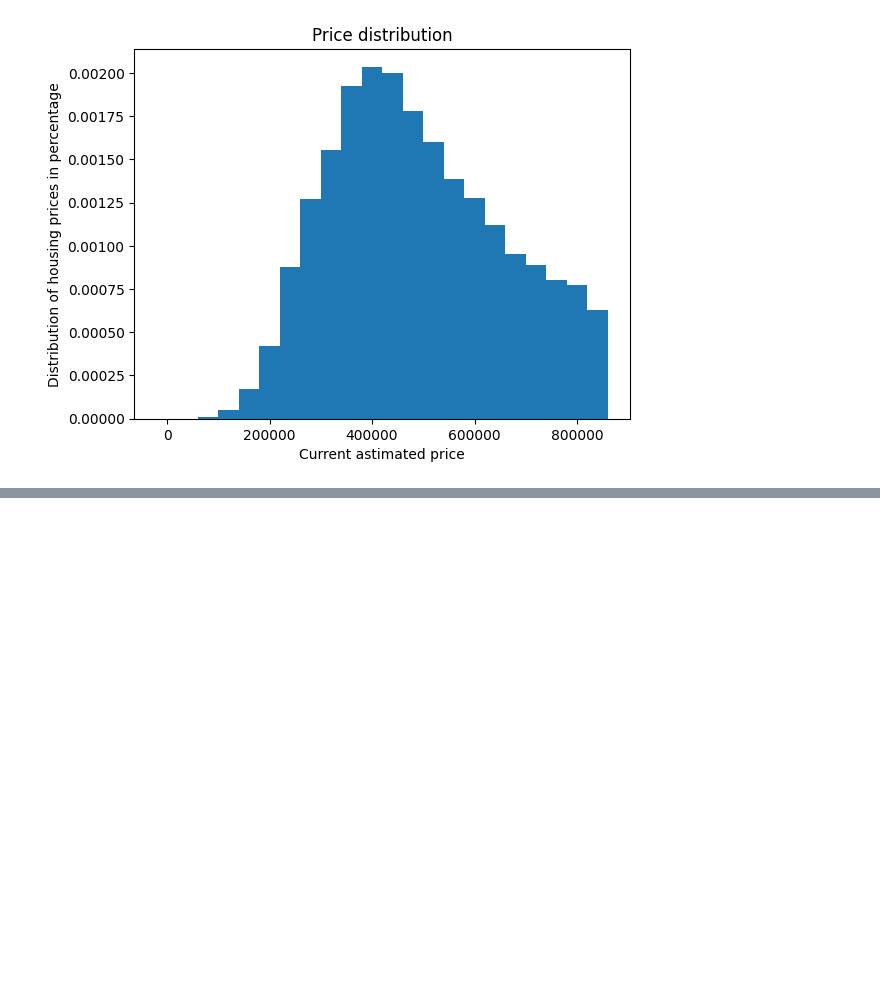
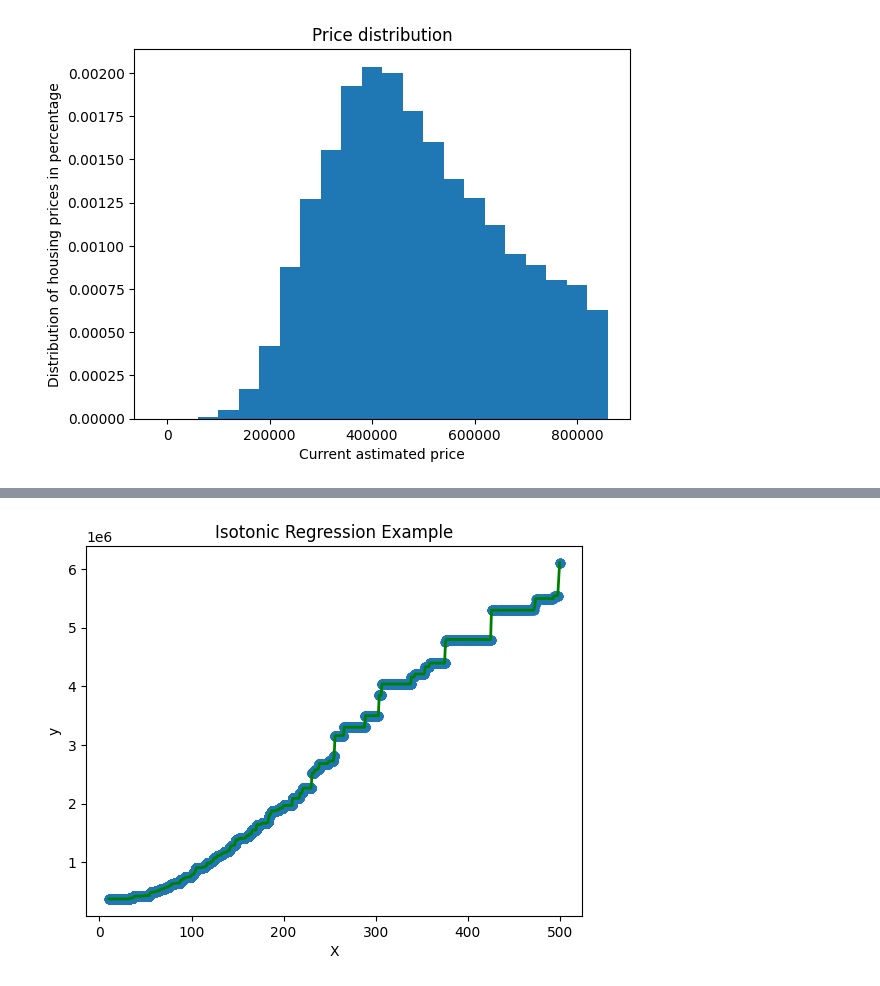
Before and after one commit to geckonoff/ML-PROJECTS, a Jupyter notebook: linereg.ipynb, the cells around one changed output, grey strips where cells are left out. Saved outputs shown, nothing was run; the diff lists cells and outputs as text; code cells hidden in the pictures; blank space fills up the shorter version.

```diff
--- a/linereg.ipynb
+++ b/linereg.ipynb
@@ -193,0 +213,12 @@ Mean Squared Error: 1217666.472198318
+# %%
+# Make predictions with Isotonic regression
+y_predict_isotonic = ir.predict(X_)
+# Plot the results
+plt.scatter(X_, y_)
+plt.plot(X_, y_predict_isotonic, color='green', linewidth=2)
+plt.xlabel("X")
+plt.ylabel("y")
+plt.title("Isotonic Regression Example")
+plt.show()
+# %% [output]
+[figure, added]
```
Also changed, not shown: parts of 13 cells of this notebook, 1 other file.
